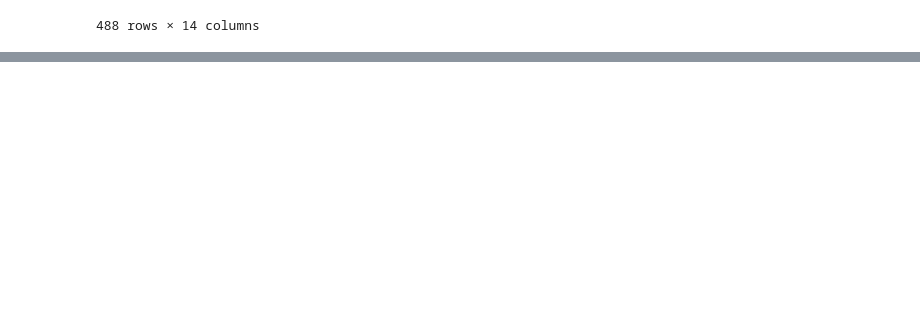
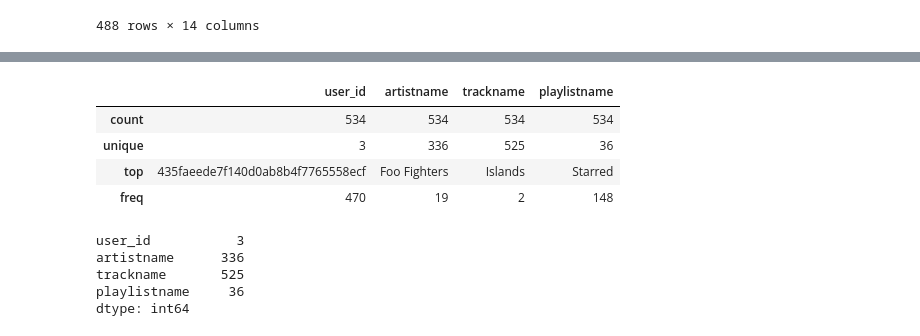
Before and after one commit to EitanBakirov/advanced-ml-dl-course, a Jupyter notebook: Experiments/experiments_on_3_users.ipynb, the cells around one changed output, grey strips where cells are left out. Cells and saved outputs as stored; diff of their text form; code cells hidden in the pictures; blank space fills up the shorter version.

```diff
--- a/Experiments/experiments_on_3_users.ipynb
+++ b/Experiments/experiments_on_3_users.ipynb
@@ -69,0 +89,18 @@ extended_tracks_metadata_for_3_users
+# %%
+#Statistics
+three_users_data_df.describe()
+# %% [output]
+|  | user_id | artistname | trackname | playlistname |
+| count | 534 | 534 | 534 | 534 |
+| unique | 3 | 336 | 525 | 36 |
+| top | 435faeede7f140d0ab8b4f7765558ecf | Foo Fighters | Islands | Starred |
+| freq | 470 | 19 | 2 | 148 |
+# %%
+#Unique Values
+three_users_data_df.nunique()
+# %% [output]
+user_id           3
+artistname      336
+trackname       525
+playlistname     36
+dtype: int64
```
Also changed, not shown: parts of 10 cells of this notebook.
